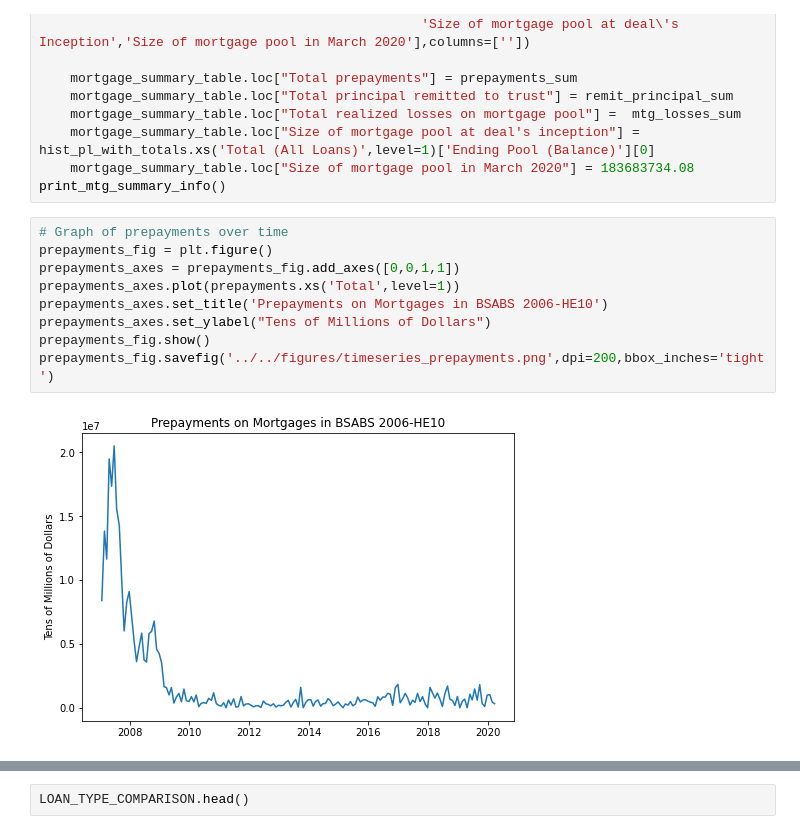
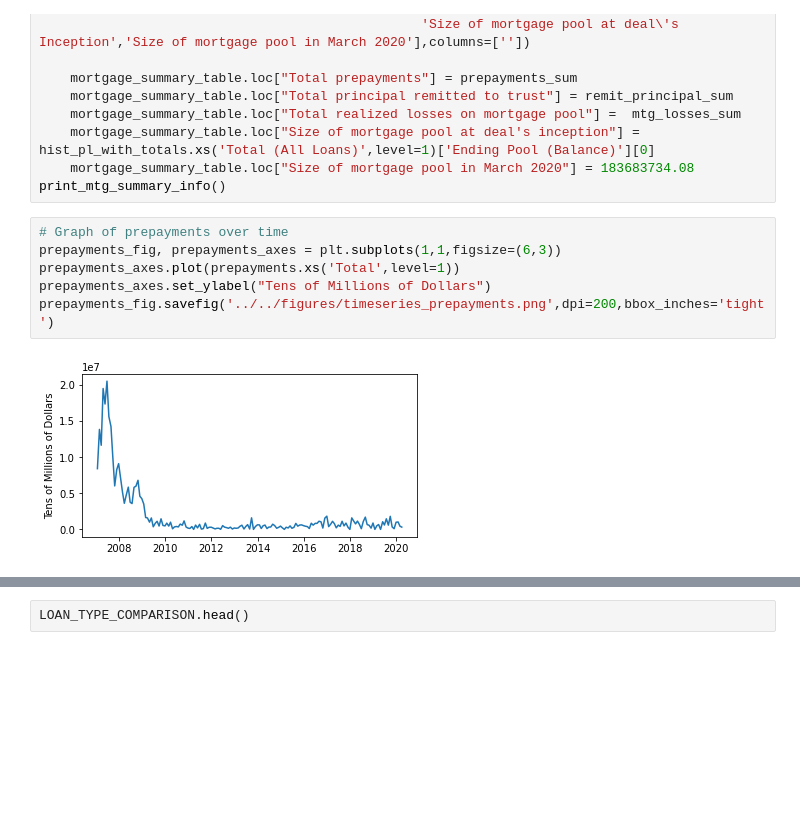
Before and after one commit to alexblumenfeld/mbs-postmortem, a Jupyter notebook: code/analysis/calcs_for_report.ipynb, the cells around one changed output, grey strips where cells are left out. Saved outputs shown, nothing was run; the diff lists cells and outputs as text; blank space fills up the shorter version.

```diff
--- a/code/analysis/calcs_for_report.ipynb
+++ b/code/analysis/calcs_for_report.ipynb
@@ -235,15 +235,12 @@ def print_mtg_summary_info():
 print_mtg_summary_info()
 # %%
 # Graph of prepayments over time
-prepayments_fig = plt.figure()
-prepayments_axes = prepayments_fig.add_axes([0,0,1,1])
+prepayments_fig, prepayments_axes = plt.subplots(1,1,figsize=(6,3))
 prepayments_axes.plot(prepayments.xs('Total',level=1))
-prepayments_axes.set_title('Prepayments on Mortgages in BSABS 2006-HE10')
 prepayments_axes.set_ylabel("Tens of Millions of Dollars")
-prepayments_fig.show()
 prepayments_fig.savefig('../../figures/timeseries_prepayments.png',dpi=200,bbox_inches='tight')
 # %% [output]
-[figure, old version]
+[figure, new version]
 # %%
 # Following the work I did in losses_vs_writedowns_aug18, plot the cumulative loss rates (starting in March 2007) for fixed vs. ARM loans
 # Compute the initial sizes of each loan type, as well as Fixed, ARM, Group I, Group II, and Total
```
Also changed, not shown: parts of 3 cells of this notebook, 38 other files.
